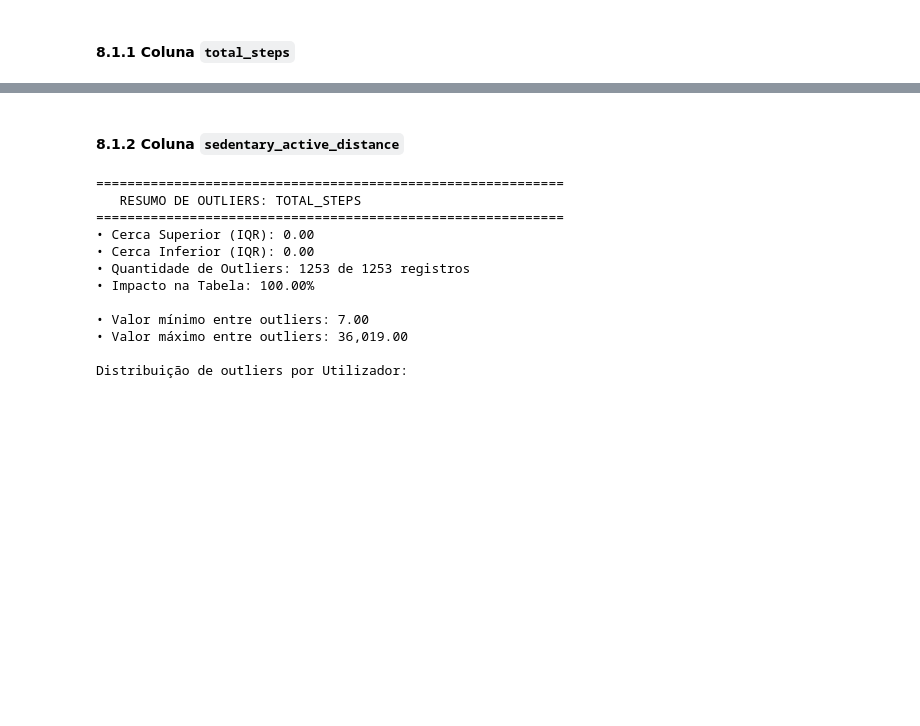
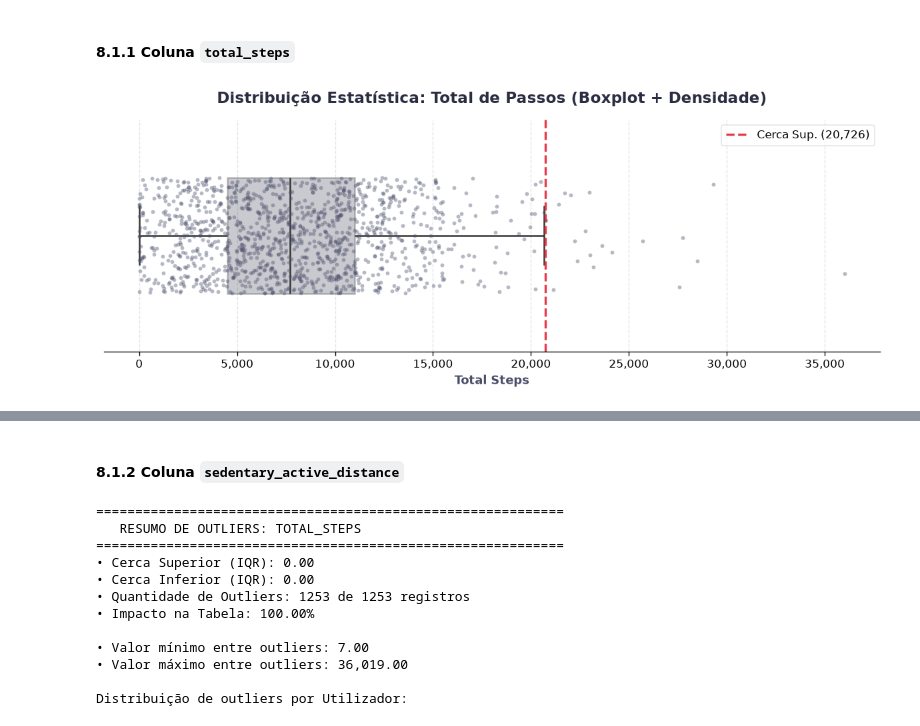
Before and after one commit to AleCecilio/bellabeat_data_analysis, a Jupyter notebook: notebooks/02_data_cleaning.ipynb, the cells around one changed output, grey strips where cells are left out. Drawn from its saved outputs; the diff is of its cells as text; code cells hidden in the pictures; blank space fills up the shorter version.

```diff
--- a/notebooks/02_data_cleaning.ipynb
+++ b/notebooks/02_data_cleaning.ipynb
@@ -887,4 +888,14 @@ radar_chart_outliers(
 # %%
 # Calcula os limites chamando o novo módulo (ignorando o limite inferior com "_")
 _, limite_sup = calculate_limits_iqr(dfs['daily_activity'], 'total_steps')
+# %%
+# Gera o Boxplot detalhado com a fronteira da cerca superior
+outlier_plot(
+    df_plot=dfs['daily_activity'],
+    coluna='total_steps',
+    cerca_superior=limite_sup,
+    titulo="Distribuição Estatística: Total de Passos (Boxplot + Densidade)"
+)
+# %% [output]
+[figure, added]
 # %%
```
Also changed, not shown: parts of 34 cells of this notebook, 1 other file.
